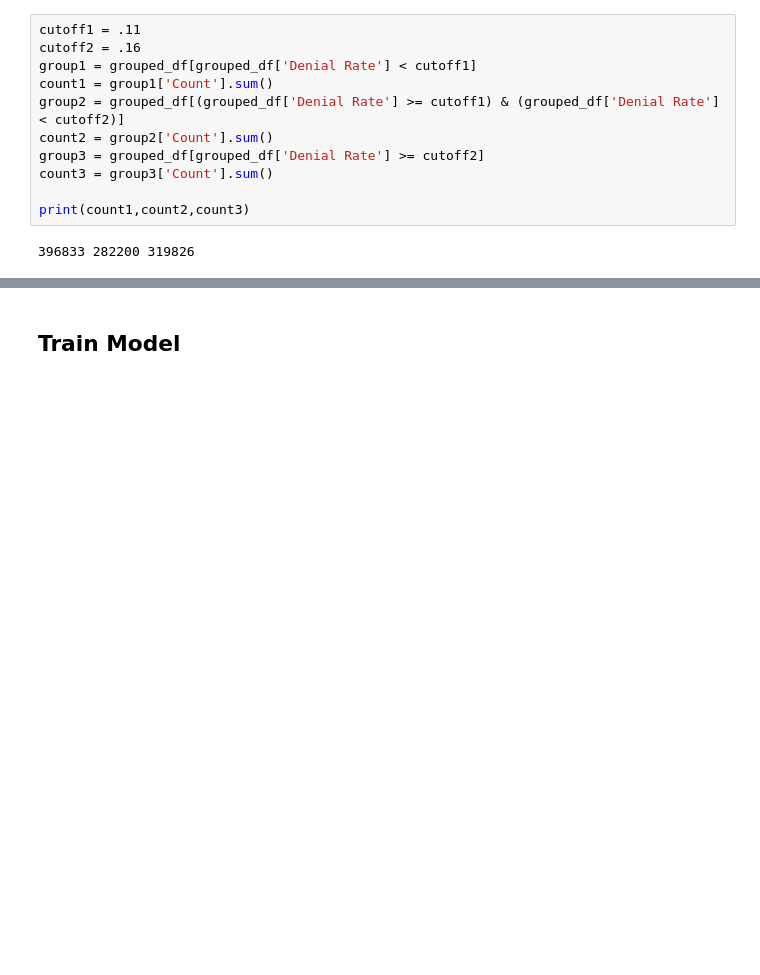
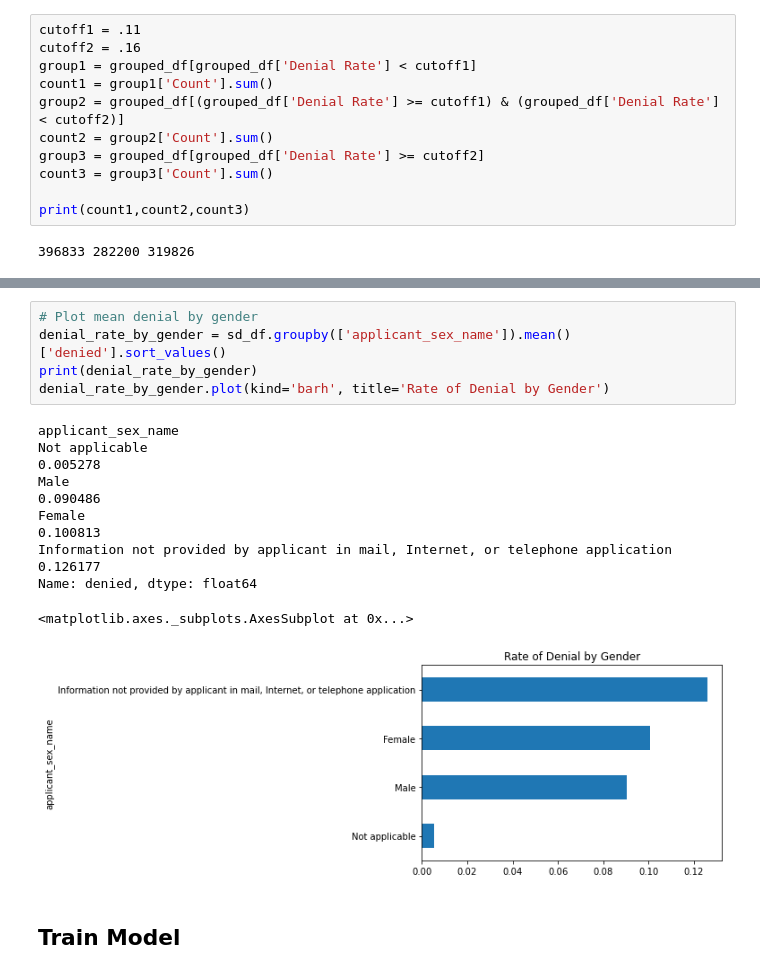
Before and after one commit to mglevitt/Lending_Bias, a Jupyter notebook: src/Model.ipynb, the cells around one changed output, grey strips where cells are left out. Saved outputs shown, nothing was run; the diff lists cells and outputs as text; blank space fills up the shorter version.

```diff
--- a/src/Model.ipynb
+++ b/src/Model.ipynb
@@ -148,3 +182,17 @@ print(count1,count2,count3)
+# %%
+# Plot mean denial by gender
+denial_rate_by_gender = sd_df.groupby(['applicant_sex_name']).mean()['denied'].sort_values()
+print(denial_rate_by_gender)
+denial_rate_by_gender.plot(kind='barh', title='Rate of Denial by Gender')
+# %% [output]
+applicant_sex_name
+Not applicable                                                                       0.005278
+Male                                                                                 0.090486
+Female                                                                               0.100813
+Information not provided by applicant in mail, Internet, or telephone application    0.126177
+Name: denied, dtype: float64
+<matplotlib.axes._subplots.AxesSubplot at 0x...>
+[figure, added]
 # %% [markdown]
 ## Train Model
 # %%
```
Also changed, not shown: parts of 9 cells of this notebook.
